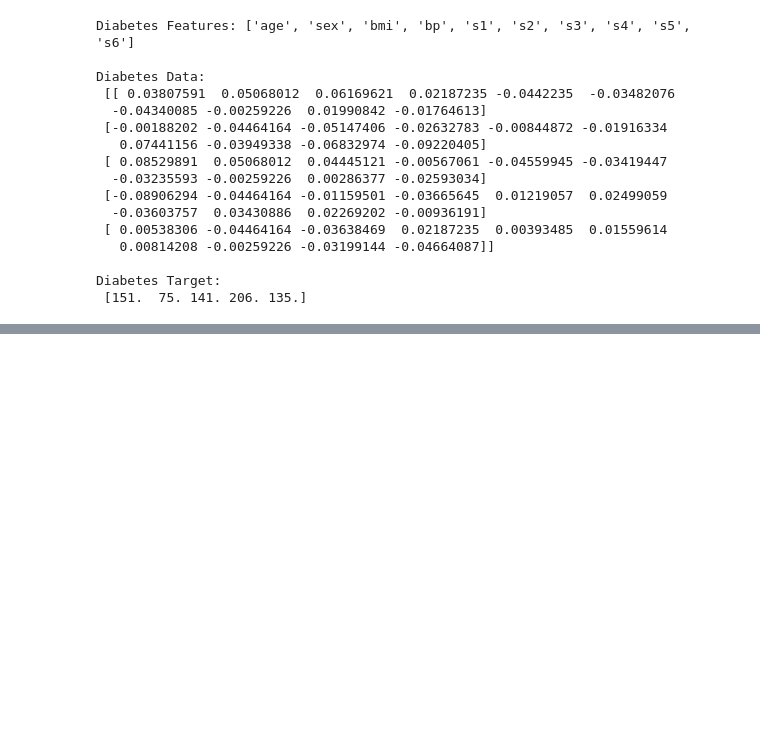
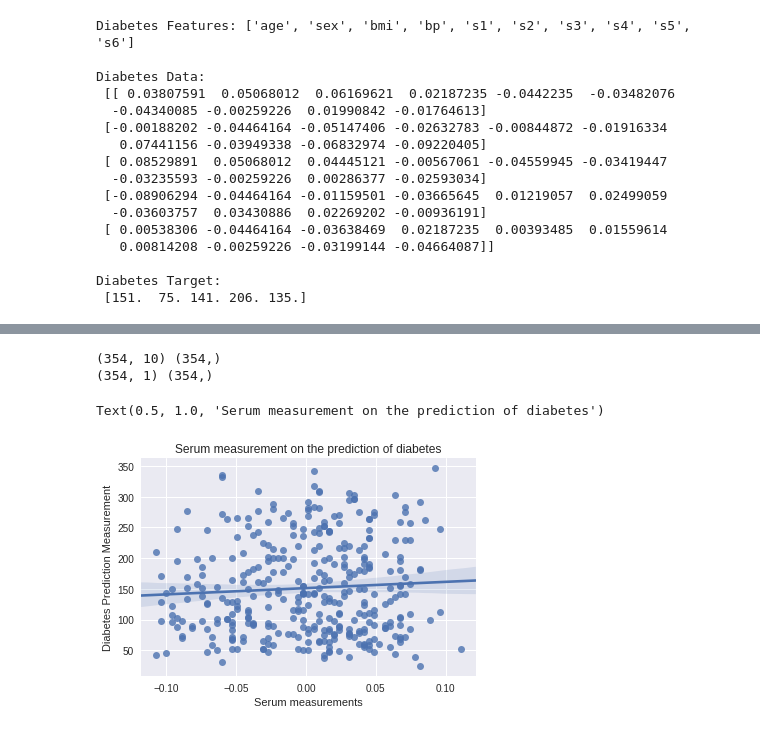
Before and after one commit to AstroNoodles/Mini-Projects, a Jupyter notebook: DiabetesRegression.ipynb, the cells around one changed output, grey strips where cells are left out. Drawn from its saved outputs; the diff is of its cells as text; code cells hidden in the pictures; blank space fills up the shorter version.

```diff
--- a/DiabetesRegression.ipynb
+++ b/DiabetesRegression.ipynb
@@ -112,0 +113,17 @@ Text(0.5, 1.0, 'Correlation Matrix on Diabetes Dataset')
+# %%
+# Original Shapes of the Data
+print(X.shape, y.shape)
+
+# With the most correlated item of the dataset, match the shapes of the samples
+X_st = SelectKBest(f_regression, k=1).fit_transform(X, y)
+print(X_st.shape, y.shape)
+
+sns.regplot(X_st, y)
+plt.xlabel("Serum measurements")
+plt.ylabel("Diabetes Prediction Measurement")
+plt.title("Serum measurement on the prediction of diabetes")
+# %% [output]
+(354, 10) (354,)
+(354, 1) (354,)
+Text(0.5, 1.0, 'Serum measurement on the prediction of diabetes')
+[figure, added]
```
Also changed, not shown: parts of 10 cells of this notebook.
